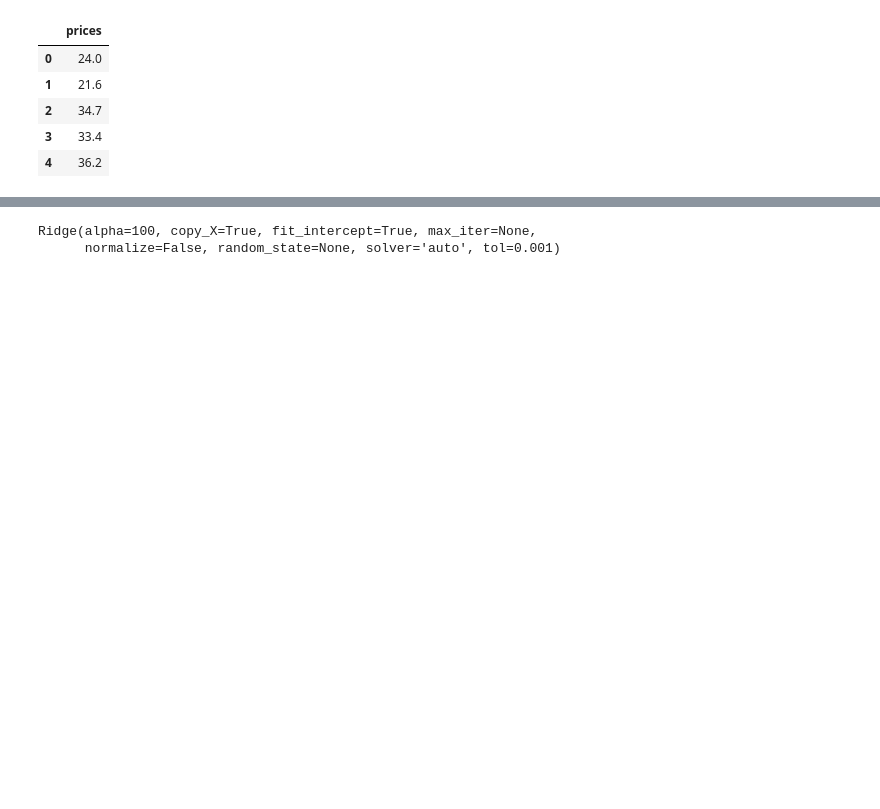
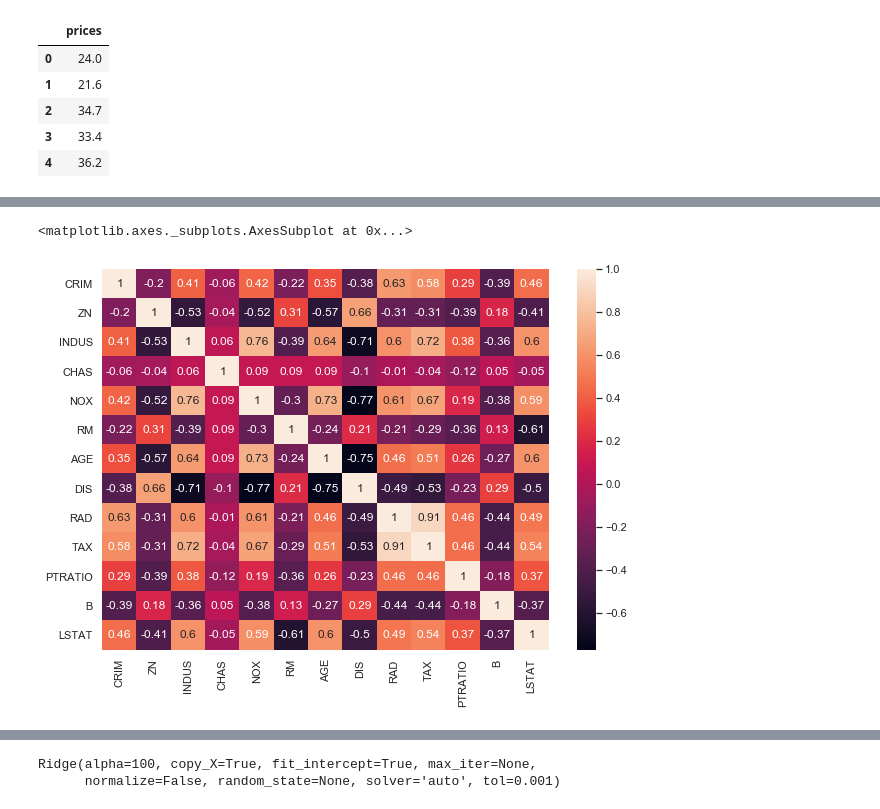
Before and after one commit to carlocis/ML_projects, a Jupyter notebook: Regularized_regressions/Ex_Ridge.ipynb, the cells around one changed output, grey strips where cells are left out. Cells and saved outputs as stored; diff of their text form; code cells hidden in the pictures; blank space fills up the shorter version.

```diff
--- a/Regularized_regressions/Ex_Ridge.ipynb
+++ b/Regularized_regressions/Ex_Ridge.ipynb
@@ -97,0 +115,7 @@ y.head()
+# %%
+#Created a dataframe without the price col, since we need to see the correlation between the variables
+correlation_matrix = boston_df.corr().round(2)
+sns.heatmap(data=correlation_matrix, annot=True)
+# %% [output]
+<matplotlib.axes._subplots.AxesSubplot at 0x...>
+[figure, added]
```
Also changed, not shown: parts of 62 cells of this notebook.
